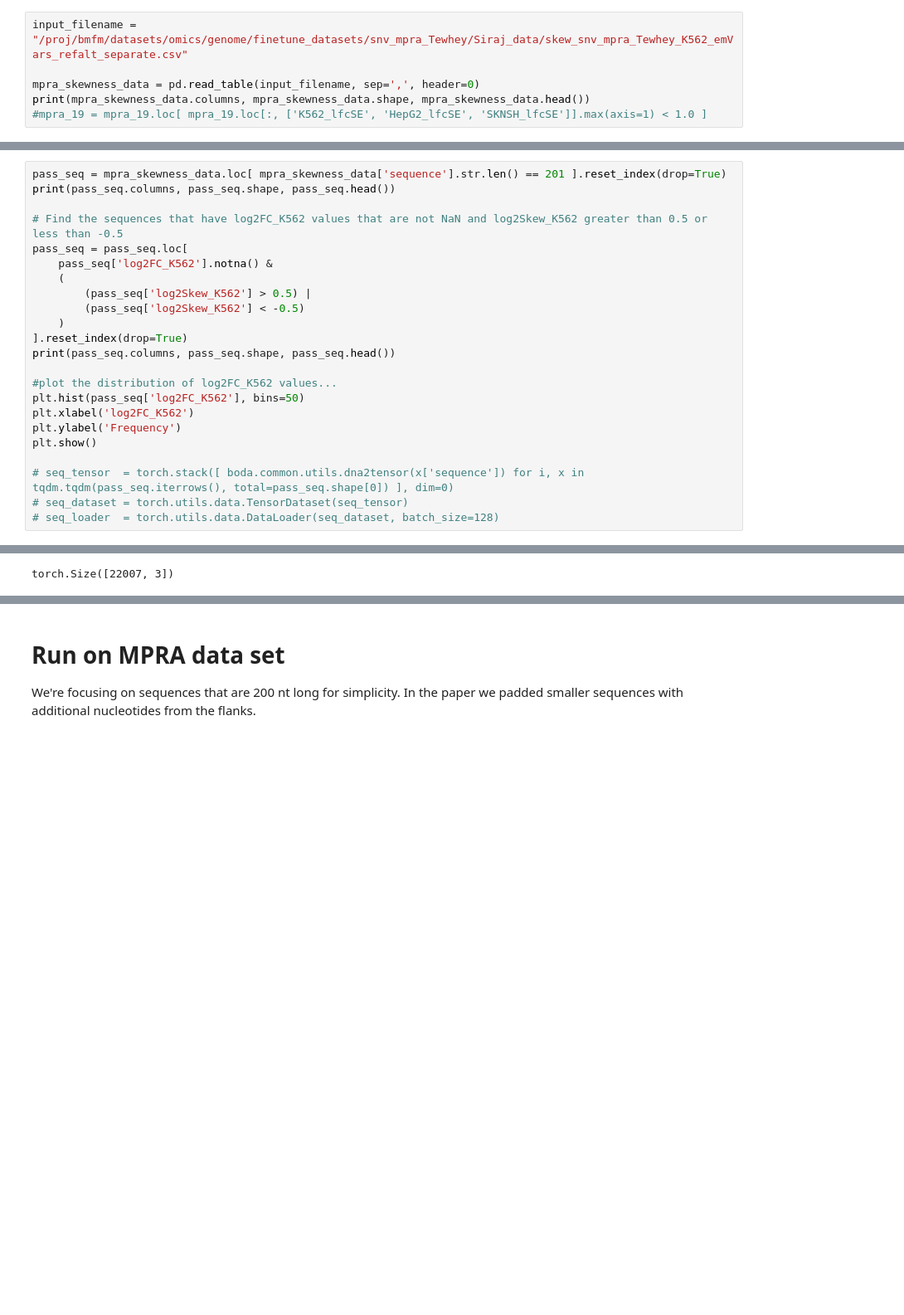
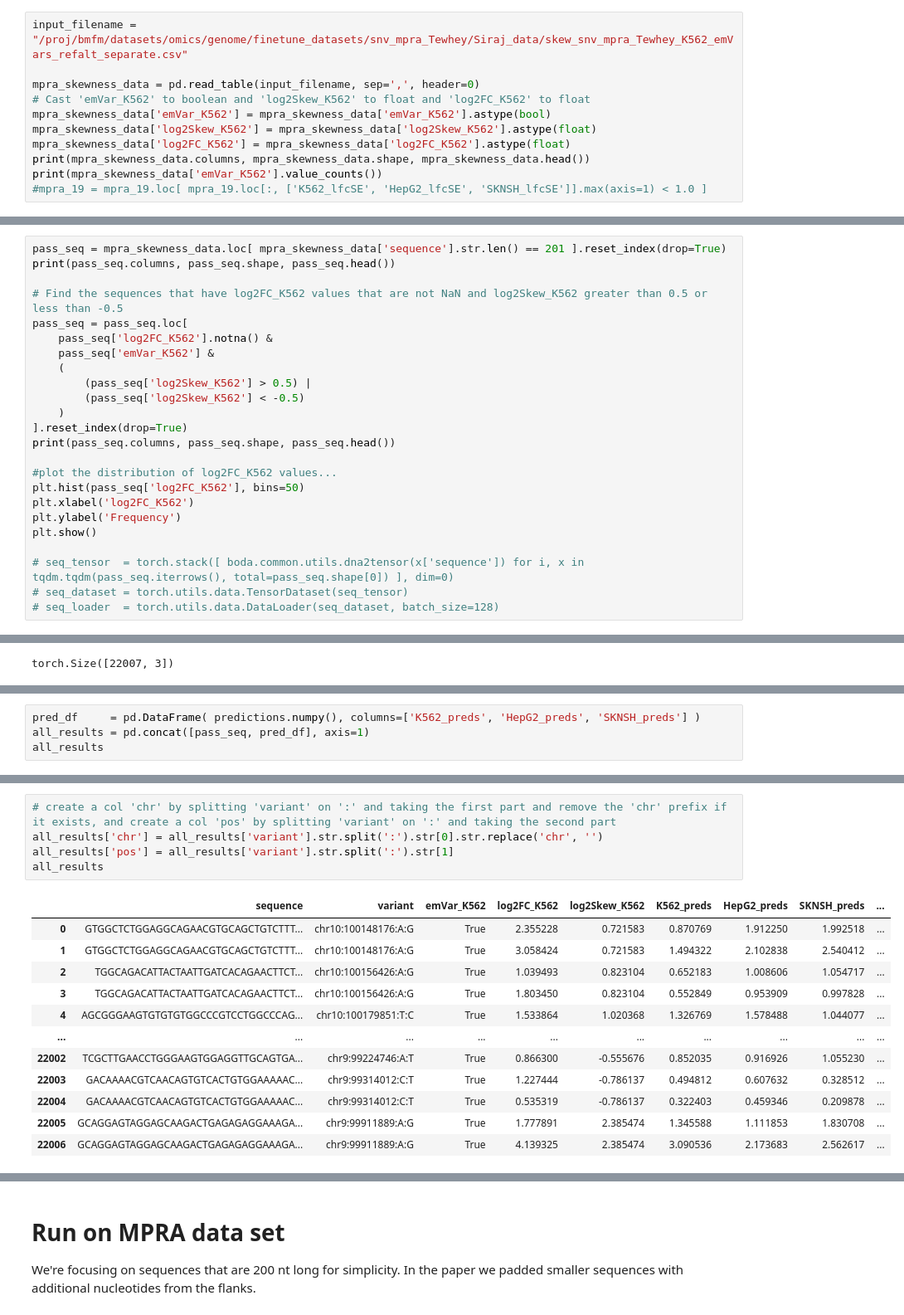
Before and after one commit to deysanjoy33/boda2, a Jupyter notebook: tutorials/load_malinois_model.ipynb, the cells around one changed output, grey strips where cells are left out. Shown at 83% size. Cells and saved outputs as stored; diff of their text form; blank space fills up the shorter version.

Commit message:
added the malinois model prediction for the skewness.

```diff
--- a/tutorials/load_malinois_model.ipynb
+++ b/tutorials/load_malinois_model.ipynb
@@ -106,7 +106,12 @@ import matplotlib.pyplot as plt
 input_filename = "/proj/bmfm/datasets/omics/genome/finetune_datasets/snv_mpra_Tewhey/Siraj_data/skew_snv_mpra_Tewhey_K562_emVars_refalt_separate.csv"
 
 mpra_skewness_data = pd.read_table(input_filename, sep=',', header=0)
+# Cast 'emVar_K562' to boolean and 'log2Skew_K562' to float and 'log2FC_K562' to float
+mpra_skewness_data['emVar_K562'] = mpra_skewness_data['emVar_K562'].astype(bool)
+mpra_skewness_data['log2Skew_K562'] = mpra_skewness_data['log2Skew_K562'].astype(float)
+mpra_skewness_data['log2FC_K562'] = mpra_skewness_data['log2FC_K562'].astype(float)
 print(mpra_skewness_data.columns, mpra_skewness_data.shape, mpra_skewness_data.head())
+print(mpra_skewness_data['emVar_K562'].value_counts())
 #mpra_19 = mpra_19.loc[ mpra_19.loc[:, ['K562_lfcSE', 'HepG2_lfcSE', 'SKNSH_lfcSE']].max(axis=1) < 1.0 ]
 # %% [output]
 Index(['sequence', 'variant', 'emVar_K562', 'log2FC_K562', 'log2Skew_K562'], dtype='str') (39258, 5)                                             sequence              variant  \
@@ -129,6 +137,7 @@ print(pass_seq.columns, pass_seq.shape, pass_seq.head())
 # Find the sequences that have log2FC_K562 values that are not NaN and log2Skew_K562 greater than 0.5 or less than -0.5
 pass_seq = pass_seq.loc[
     pass_seq['log2FC_K562'].notna() &
+    pass_seq['emVar_K562'] &
     (
         (pass_seq['log2Skew_K562'] > 0.5) |
         (pass_seq['log2Skew_K562'] < -0.5)
@@ -192,0 +197,4 @@ TypeError: cannot concatenate object of type '<class 'torch.Tensor'>'; only Seri
+# %%
+pred_df     = pd.DataFrame( predictions.numpy(), columns=['K562_preds', 'HepG2_preds', 'SKNSH_preds'] )
+all_results = pd.concat([pass_seq, pred_df], axis=1)
+all_results
@@ -192,0 +215,18 @@ TypeError: cannot concatenate object of type '<class 'torch.Tensor'>'; only Seri
+# %%
+# create a col 'chr' by splitting 'variant' on ':' and taking the first part and remove the 'chr' prefix if it exists, and create a col 'pos' by splitting 'variant' on ':' and taking the second part
+all_results['chr'] = all_results['variant'].str.split(':').str[0].str.replace('chr', '')
+all_results['pos'] = all_results['variant'].str.split(':').str[1]
+all_results
+# %% [output]
+|  | sequence | variant | emVar_K562 | log2FC_K562 | log2Skew_K562 | K562_preds | HepG2_preds | SKNSH_preds | ... |
+| 0 | GTGGCTCTGGAGGCAGAACGTGCAGCTGTCTTT... | chr10:100148176:A:G | True | 2.355228 | 0.721583 | 0.870769 | 1.912250 | 1.992518 | ... |
+| 1 | GTGGCTCTGGAGGCAGAACGTGCAGCTGTCTTT... | chr10:100148176:A:G | True | 3.058424 | 0.721583 | 1.494322 | 2.102838 | 2.540412 | ... |
+| 2 | TGGCAGACATTACTAATTGATCACAGAACTTCT... | chr10:100156426:A:G | True | 1.039493 | 0.823104 | 0.652183 | 1.008606 | 1.054717 | ... |
+| 3 | TGGCAGACATTACTAATTGATCACAGAACTTCT... | chr10:100156426:A:G | True | 1.803450 | 0.823104 | 0.552849 | 0.953909 | 0.997828 | ... |
+| 4 | AGCGGGAAGTGTGTGTGGCCCGTCCTGGCCCAG... | chr10:100179851:T:C | True | 1.533864 | 1.020368 | 1.326769 | 1.578488 | 1.044077 | ... |
+| ... | ... | ... | ... | ... | ... | ... | ... | ... | ... |
+| 22002 | TCGCTTGAACCTGGGAAGTGGAGGTTGCAGTGA... | chr9:99224746:A:T | True | 0.866300 | -0.555676 | 0.852035 | 0.916926 | 1.055230 | ... |
+| 22003 | GACAAAACGTCAACAGTGTCACTGTGGAAAAAC... | chr9:99314012:C:T | True | 1.227444 | -0.786137 | 0.494812 | 0.607632 | 0.328512 | ... |
+| 22004 | GACAAAACGTCAACAGTGTCACTGTGGAAAAAC... | chr9:99314012:C:T | True | 0.535319 | -0.786137 | 0.322403 | 0.459346 | 0.209878 | ... |
+| 22005 | GCAGGAGTAGGAGCAAGACTGAGAGAGGAAAGA... | chr9:99911889:A:G | True | 1.777891 | 2.385474 | 1.345588 | 1.111853 | 1.830708 | ... |
+| 22006 | GCAGGAGTAGGAGCAAGACTGAGAGAGGAAAGA... | chr9:99911889:A:G | True | 4.139325 | 2.385474 | 3.090536 | 2.173683 | 2.562617 | ... |
```
Also changed, not shown: parts of 11 cells of this notebook.
